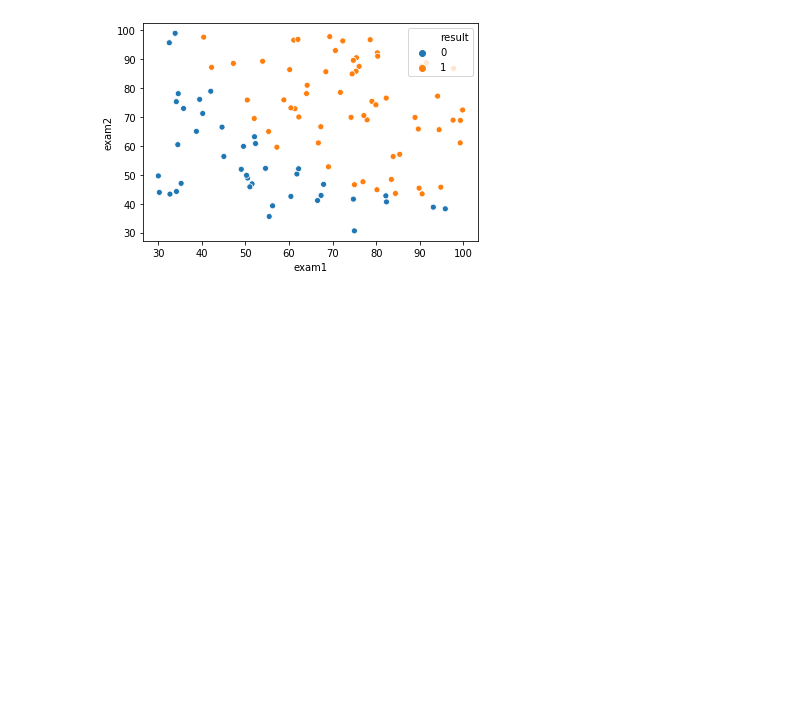
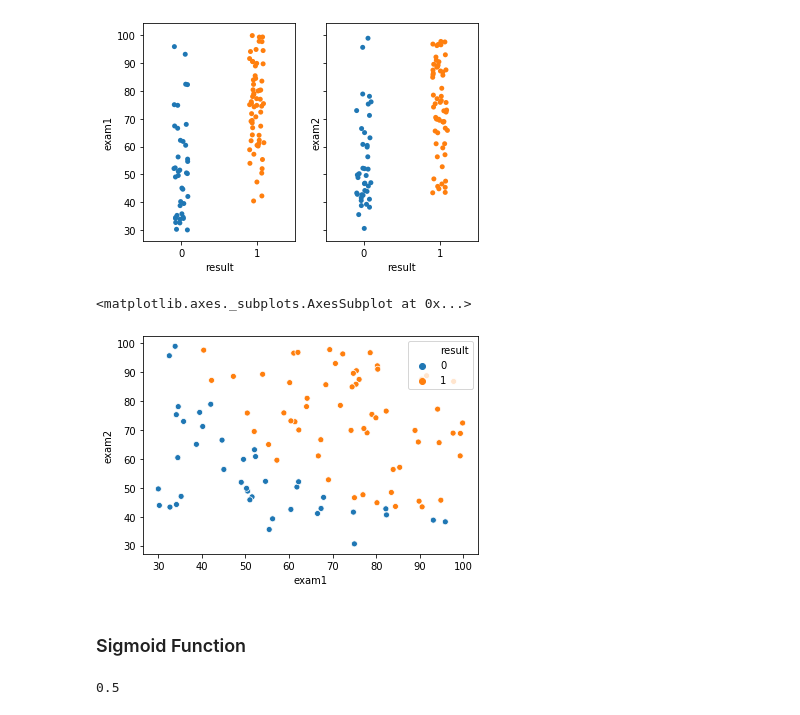
Before and after one commit to jorgemosquera/MachineLearningPractice, a Jupyter notebook: CS229/ex2/Ex2 Logistic Regression.ipynb, the cells around one changed output. Cells and saved outputs as stored; diff of their text form; code cells hidden in the pictures; blank space fills up the shorter version.

```diff
--- a/CS229/ex2/Ex2 Logistic Regression.ipynb
+++ b/CS229/ex2/Ex2 Logistic Regression.ipynb
@@ -28,4 +81,15 @@ import matplotlib.pyplot as plt
+# %%
+fig, axs = plt.subplots(1,2, sharey=True, figsize=(6,4))
+sns.catplot(x="result", y="exam1", data=data, ax=axs[0])
+sns.catplot(x="result", y="exam2", data=data, ax=axs[1])
+plt.close(2)
+plt.close(3)
+# %% [output]
+[figure, added]
 # %%
-ax = sns.scatterplot(x=data.exam1, y=data.exam2, hue=data.result)
+sns.scatterplot(x=data.exam1, y=data.exam2, hue=data.result)
 # %% [output]
+<matplotlib.axes._subplots.AxesSubplot at 0x...>
 [figure]
+# %% [markdown]
+###  Sigmoid Function
@@ -31,0 +99,4 @@ ax = sns.scatterplot(x=data.exam1, y=data.exam2, hue=data.result)
+# %%
+sigmoid(0)
+# %% [output]
+0.5
```
Also changed, not shown: parts of 33 cells of this notebook.
